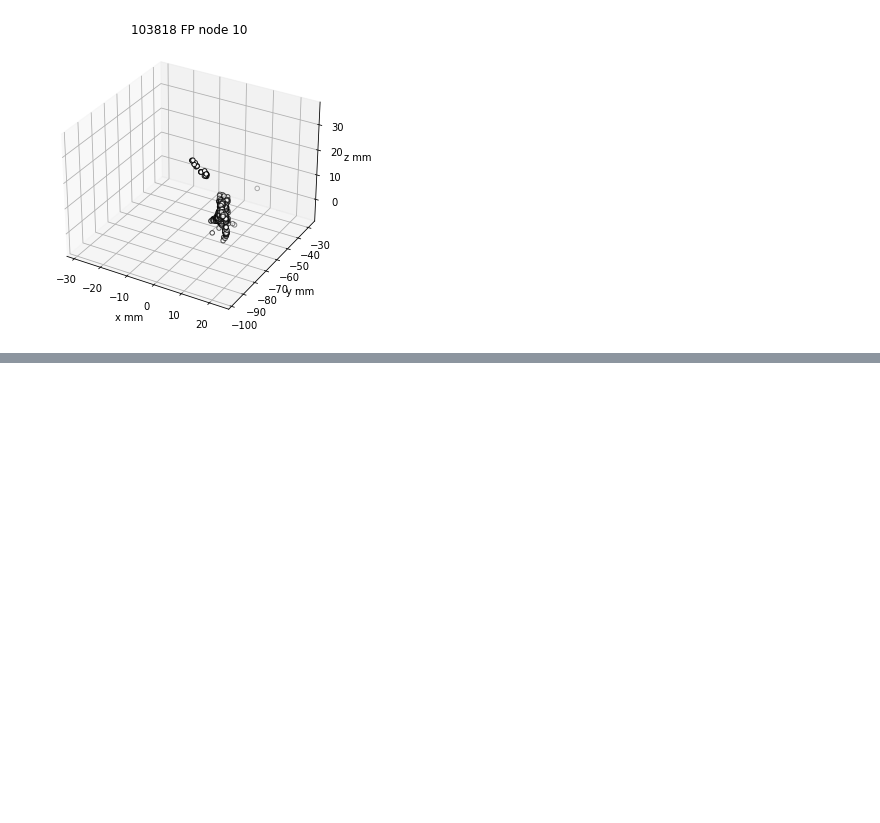
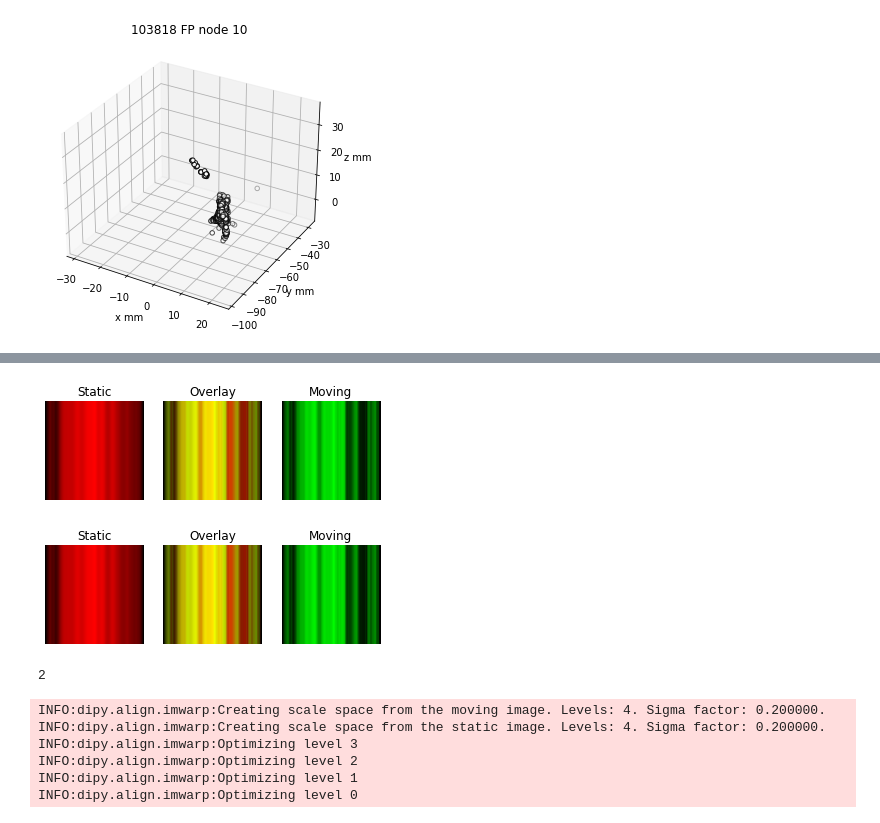
Before and after one commit to bloomdt-uw/dtw, a Jupyter notebook: dtw_test_retest_reliability.ipynb, the cells around one changed output, grey strips where cells are left out. Cells and saved outputs as stored; diff of their text form; code cells hidden in the pictures; blank space fills up the shorter version.

```diff
--- a/dtw_test_retest_reliability.ipynb
+++ b/dtw_test_retest_reliability.ipynb
@@ -1051,0 +1092,4 @@ plot_node(f'{subject} {bundle_name}', warped_fgarray, 10)
+# %%
+n = 100
+m = int(n/2)
+stack = True
@@ -1051,0 +1119,10 @@ plot_node(f'{subject} {bundle_name}', warped_fgarray, 10)
+# %%
+static = np.zeros((n, 100))
+
+if stack:
+    for i in range(n):
+        static[i] = mean_values
+else:
+    static[m] = mean_values
+
+# static
@@ -1051,0 +1152,15 @@ plot_node(f'{subject} {bundle_name}', warped_fgarray, 10)
+# %%
+moving = np.zeros((n, 100))
+
+if stack:
+    for i in range(n):
+        moving[i] = values[random_streamline_idx]
+else:
+    moving[m] = values[random_streamline_idx]
+
+# moving
+# %%
+regtools.overlay_images(static, moving, 'Static', 'Overlay', 'Moving')
+# %% [output]
+[figure, added]
+[figure, added]
@@ -1051,0 +1169,4 @@ plot_node(f'{subject} {bundle_name}', warped_fgarray, 10)
+# %%
+dim
+# %% [output]
+2
@@ -1051,0 +1177,12 @@ plot_node(f'{subject} {bundle_name}', warped_fgarray, 10)
+# %%
+level_iters = [200, 100, 50, 25]
+# level_iters = [25]
+sdr = SymmetricDiffeomorphicRegistration(metric, level_iters, inv_iter=50)
+mapping = sdr.optimize(static, moving)
+# %% [output]
+INFO:dipy.align.imwarp:Creating scale space from the moving image. Levels: 4. Sigma factor: 0.200000.
+INFO:dipy.align.imwarp:Creating scale space from the static image. Levels: 4. Sigma factor: 0.200000.
+INFO:dipy.align.imwarp:Optimizing level 3
+INFO:dipy.align.imwarp:Optimizing level 2
+INFO:dipy.align.imwarp:Optimizing level 1
+INFO:dipy.align.imwarp:Optimizing level 0
```
Also changed, not shown: parts of 25 cells of this notebook, 5 other files.
